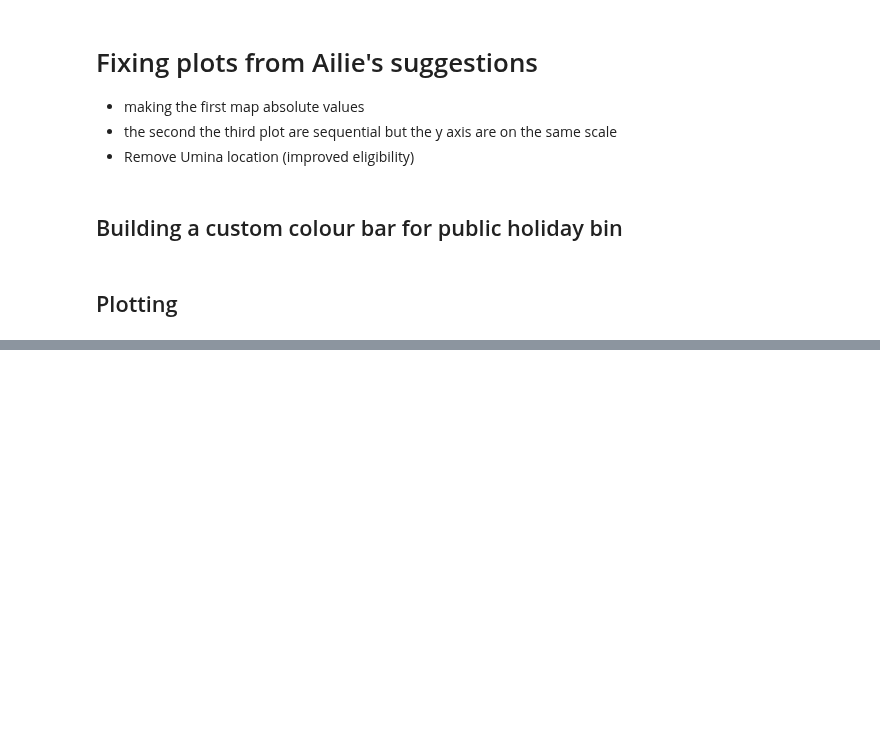
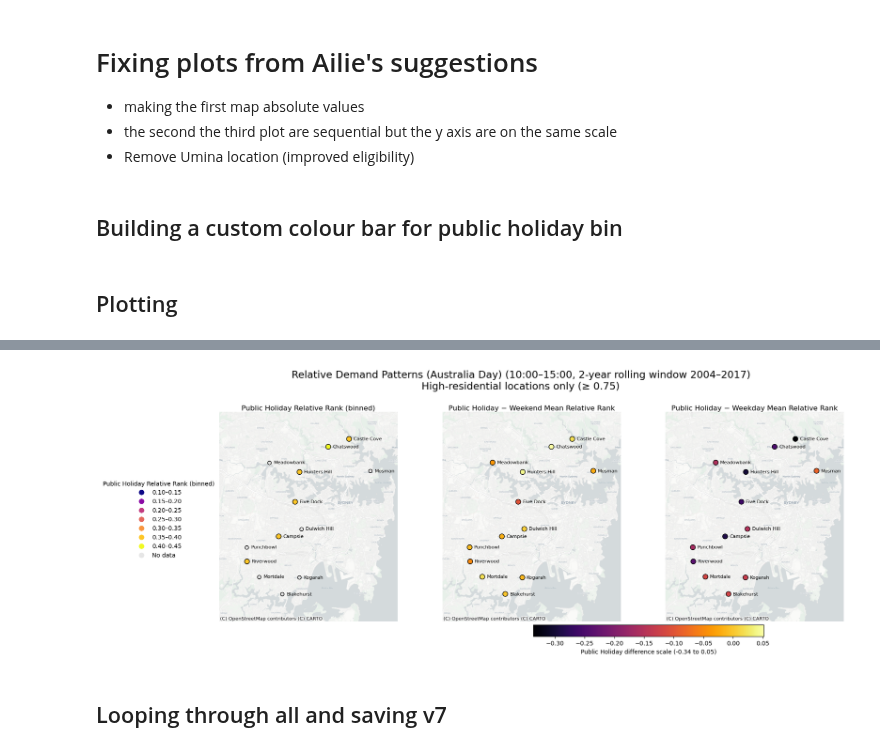
Before and after one commit to 21centuryweather/aus_substation_electricity, a Jupyter notebook: pia_notebooks/NSW_data/relative_ranking/mean_rr_differece.ipynb, the cells around one changed output, grey strips where cells are left out. Saved outputs shown, nothing was run; the diff lists cells and outputs as text; code cells hidden in the pictures; blank space fills up the shorter version.

```diff
--- a/pia_notebooks/NSW_data/relative_ranking/mean_rr_differece.ipynb
+++ b/pia_notebooks/NSW_data/relative_ranking/mean_rr_differece.ipynb
@@ -1111,0 +1488,18 @@ plt.show()
+# %%
+# Example: test the new function for New Year's Day
+fig = map_ph_we_wd_block_combined_v8(
+    df=rank,
+    info=info,
+    holidays=["Australia Day"],
+    holiday_group_name="Australia Day",
+    block="10_15",
+    df_station_col="Name",
+    info_station_col="Name",
+    block_suffix="_mean_relative_rank"
+)
+
+plt.show()
+# %% [output]
+[figure, added]
+# %% [markdown]
+## Looping through all and saving v7
```
Also changed, not shown: parts of 12 cells of this notebook.
